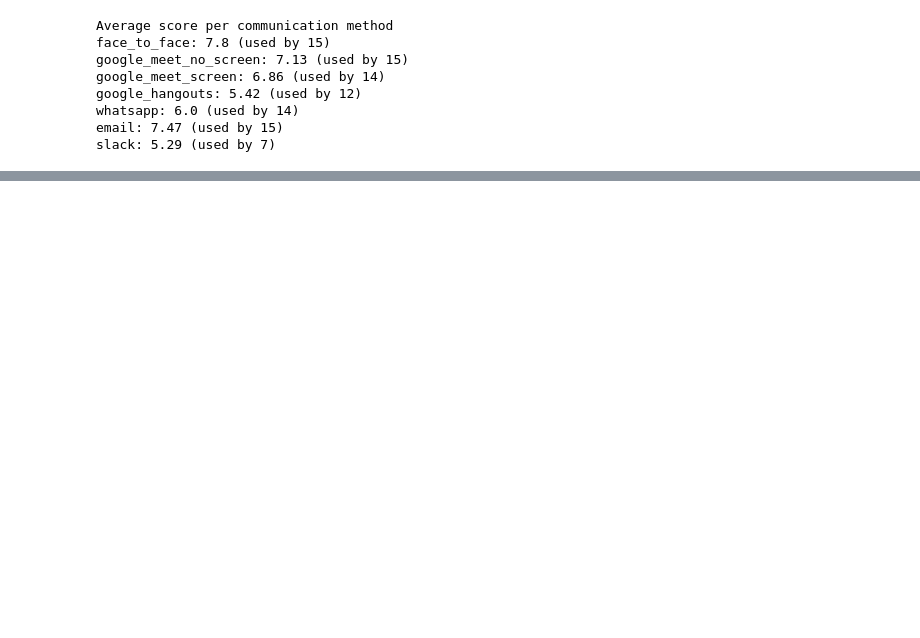
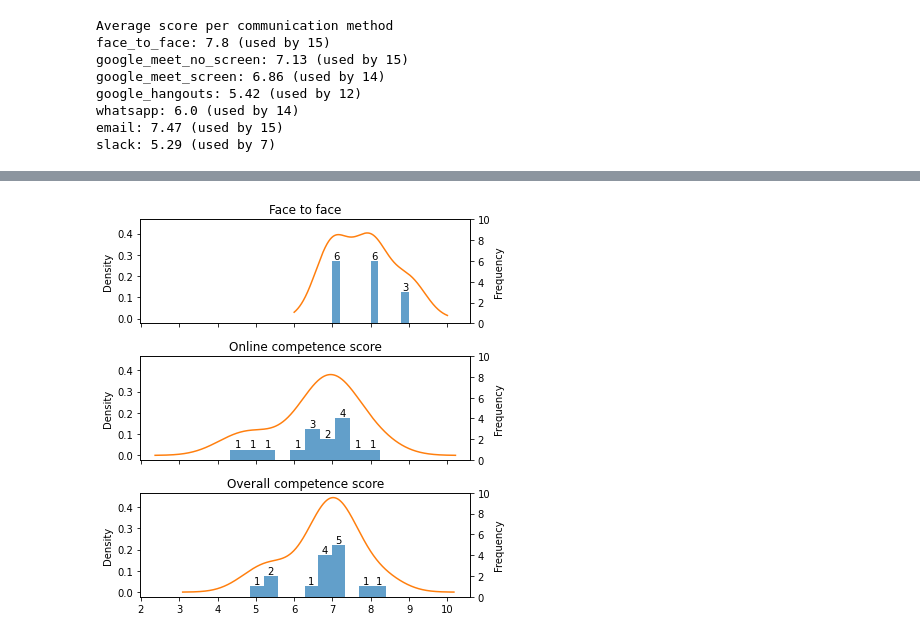
Before and after one commit to WPoelman/cmc, a Jupyter notebook: analyze_questionnaire.ipynb, the cells around one changed output, grey strips where cells are left out. Cells and saved outputs as stored; diff of their text form; code cells hidden in the pictures; blank space fills up the shorter version.

```diff
--- a/analyze_questionnaire.ipynb
+++ b/analyze_questionnaire.ipynb
@@ -173,0 +188,29 @@ df[["google_meet_no_screen", "google_meet_screen", "google_hangouts", "whatsapp"
+# %%
+from matplotlib import pyplot as plt
+# ax = df[['face_to_face', 'overall_competence_score', 'online_competence_score']] \
+#     .plot(
+#         kind='kde',
+#         title='Employees using communication methods',
+#         figsize=(8, 5),
+#         xlabel=''
+
+#     )
+
+g = df[['face_to_face', 'online_competence_score', 'overall_competence_score']].round(2)
+fig, axes = plt.subplots(3, 1, figsize=(6, 6), sharex=True, sharey=True)
+for i, (name, group) in enumerate(g.iteritems()):
+    a1 = axes[i]
+    a2 = a1.twinx()
+    ax = group.plot.hist(ax=a2, alpha=.7, ylim=(0, 10), color='tab:blue')
+    for container in ax.containers:
+        container.datavalues = [np.nan if x == 0 else x for x in container.datavalues]
+        ax.bar_label(container)
+
+    name = name.replace('_', ' ')
+    name = name[0].upper() + name[1:]
+
+    group.plot.kde(title=name, ax=a1, c='tab:orange')
+
+fig.tight_layout()
+# %% [output]
+[figure, added]
```
Also changed, not shown: parts of 24 cells of this notebook, 4 other files.
